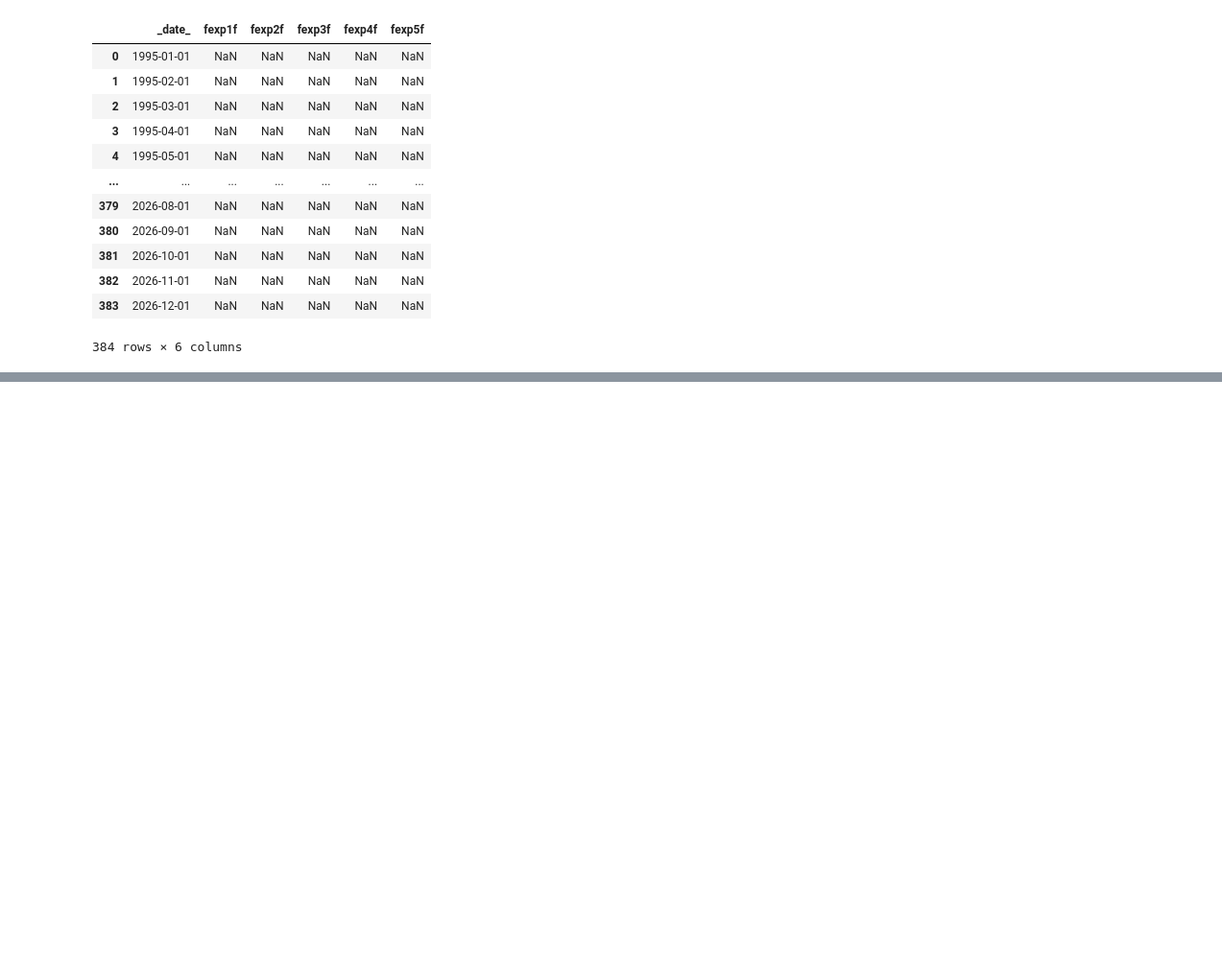
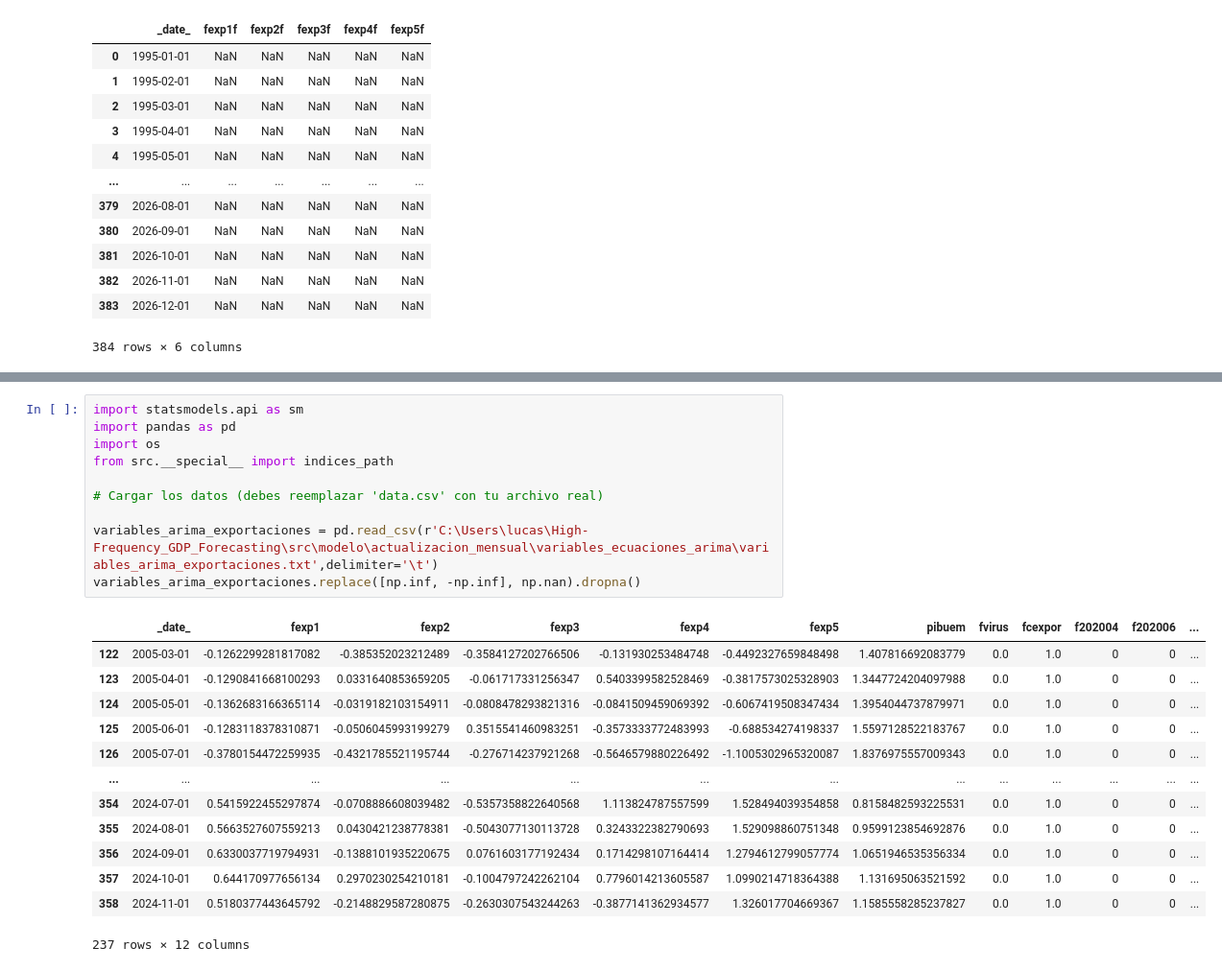
Before and after one commit to DrSumitodemansana/High-Frequency_GDP_Forecasting, a Jupyter notebook: src/modelo/actualizacion_mensual/Indices.ipynb, the cells around one changed output, grey strips where cells are left out. Shown at 96% size. Saved outputs shown, nothing was run; the diff lists cells and outputs as text; blank space fills up the shorter version.

```diff
--- a/src/modelo/actualizacion_mensual/Indices.ipynb
+++ b/src/modelo/actualizacion_mensual/Indices.ipynb
@@ -258,0 +274,24 @@ array([['2005-03-01', -0.14082494422895248, -0.3680257003959599,
+# %%
+import statsmodels.api as sm
+import pandas as pd
+import os
+from src.__special__ import indices_path
+
+# Cargar los datos (debes reemplazar 'data.csv' con tu archivo real)
+
+variables_arima_exportaciones = pd.read_csv(r'C:\Users\lucas\High-Frequency_GDP_Forecasting\src\modelo\actualizacion_mensual\variables_ecuaciones_arima\variables_arima_exportaciones.txt',delimiter='\t')
+variables_arima_exportaciones.replace([np.inf, -np.inf], np.nan).dropna()
+# %% [output]
+|  | _date_ | fexp1 | fexp2 | fexp3 | fexp4 | fexp5 | pibuem | fvirus | fcexpor | f202004 | f202006 | ... |
+| 122 | 2005-03-01 | -0.1262299281817082 | -0.385352023212489 | -0.3584127202766506 | -0.131930253484748 | -0.4492327659848498 | 1.407816692083779 | 0.0 | 1.0 | 0 | 0 | ... |
+| 123 | 2005-04-01 | -0.1290841668100293 | 0.0331640853659205 | -0.061717331256347 | 0.5403399582528469 | -0.3817573025328903 | 1.3447724204097988 | 0.0 | 1.0 | 0 | 0 | ... |
+| 124 | 2005-05-01 | -0.1362683166365114 | -0.0319182103154911 | -0.0808478293821316 | -0.0841509459069392 | -0.6067419508347434 | 1.3954044737879971 | 0.0 | 1.0 | 0 | 0 | ... |
+| 125 | 2005-06-01 | -0.1283118378310871 | -0.0506045993199279 | 0.3515541460983251 | -0.3573333772483993 | -0.688534274198337 | 1.5597128522183767 | 0.0 | 1.0 | 0 | 0 | ... |
+| 126 | 2005-07-01 | -0.3780154472259935 | -0.4321785521195744 | -0.276714237921268 | -0.5646579880226492 | -1.1005302965320087 | 1.8376975557009343 | 0.0 | 1.0 | 0 | 0 | ... |
+| ... | ... | ... | ... | ... | ... | ... | ... | ... | ... | ... | ... | ... |
+| 354 | 2024-07-01 | 0.5415922455297874 | -0.0708886608039482 | -0.5357358822640568 | 1.113824787557599 | 1.528494039354858 | 0.8158482593225531 | 0.0 | 1.0 | 0 | 0 | ... |
+| 355 | 2024-08-01 | 0.5663527607559213 | 0.0430421238778381 | -0.5043077130113728 | 0.3243322382790693 | 1.529098860751348 | 0.9599123854692876 | 0.0 | 1.0 | 0 | 0 | ... |
+| 356 | 2024-09-01 | 0.6330037719794931 | -0.1388101935220675 | 0.0761603177192434 | 0.1714298107164414 | 1.2794612799057774 | 1.0651946535356334 | 0.0 | 1.0 | 0 | 0 | ... |
+| 357 | 2024-10-01 | 0.644170977656134 | 0.2970230254210181 | -0.1004797242262104 | 0.7796014213605587 | 1.0990214718364388 | 1.131695063521592 | 0.0 | 1.0 | 0 | 0 | ... |
+| 358 | 2024-11-01 | 0.5180377443645792 | -0.2148829587280875 | -0.2630307543244263 | -0.3877141362934577 | 1.326017704669367 | 1.1585558285237827 | 0.0 | 1.0 | 0 | 0 | ... |
+237 rows × 12 columns
```
Also changed, not shown: parts of 6 cells of this notebook, 3 other files.
